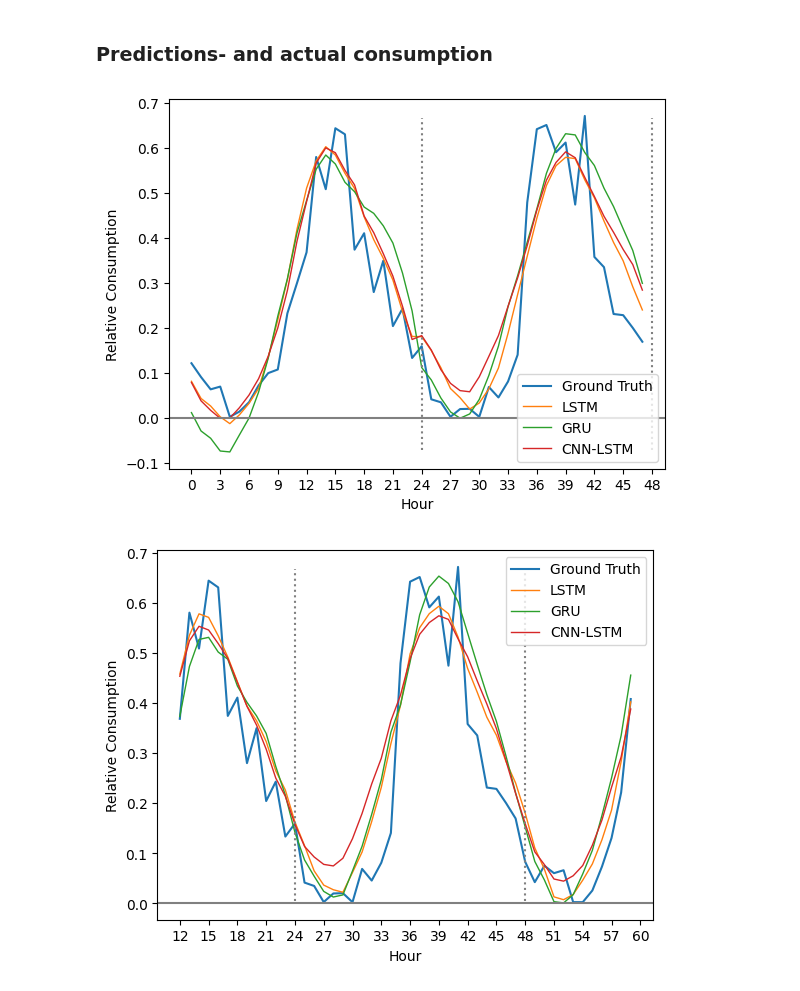
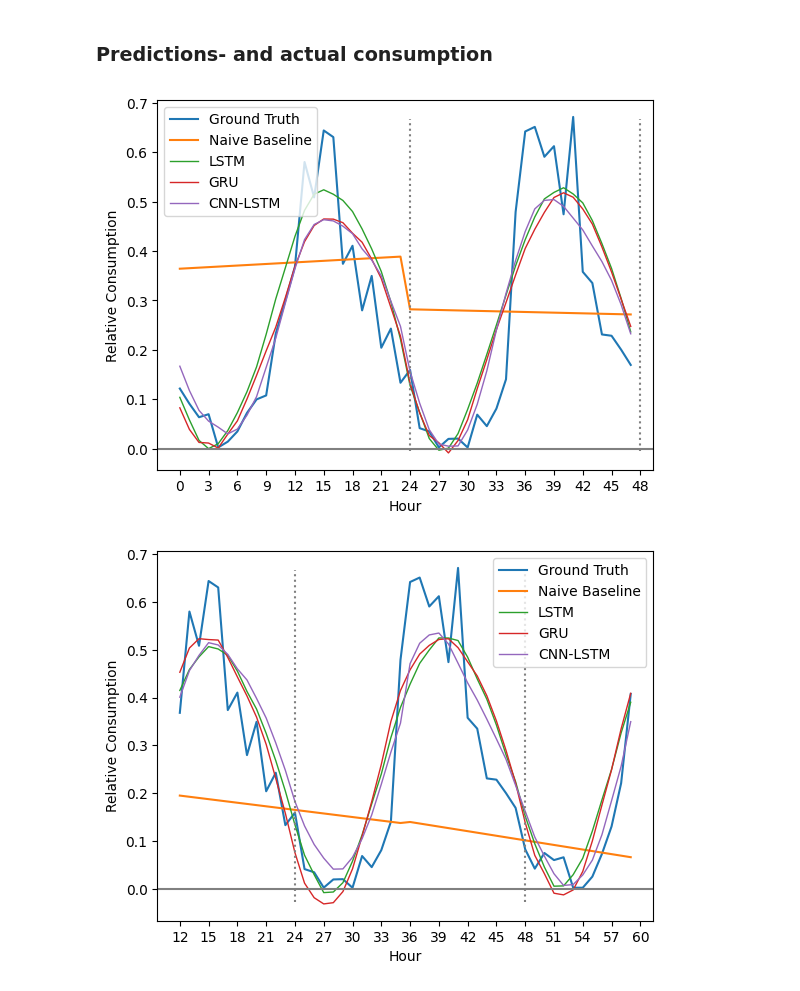
Before and after one commit to dat5-06/zap, a Jupyter notebook: core/notebooks/02/02_trefor_park.ipynb, the cells around one changed output. Saved outputs shown, nothing was run; the diff lists cells and outputs as text; code cells hidden in the pictures.

Commit message:
Include naive baseline in plots :shipit:

```diff
--- a/core/notebooks/02/02_trefor_park.ipynb
+++ b/core/notebooks/02/02_trefor_park.ipynb
@@ -33,9 +36,9 @@ features = {
     "Day_y": True,
 }
 best_model_num = {
-    "LSTM": 0,
-    "GRU": 1,
-    "CNN_LSTM": 2,
+    "LSTM": 2,
+    "GRU": 0,
+    "CNN_LSTM": 1,
 }
 experiment_no = 2
 # %%
@@ -78,6 +81,18 @@ _, _, _, _, x_test, y_test = cross_validation(
 )
 
 results = {}
+
+# x-values for naive baseline regression
+# naive baseline is always 96 lookback window
+x = np.arange(96) - 96
+
+# iterate testset
+naive_prediction = []
+for item in x_test:
+    # check the entire lookback window, but only get the consumption
+    coef = np.polyfit(x, item[:, -1], 1)
+    regression_fn = np.poly1d(coef)
+    naive_prediction.append(regression_fn(np.arange(24)))
 
 # test each model
 for name, model in best_models.items():
@@ -104,11 +119,19 @@ $$\hat{y} > y: \text{lower loss} \\ \hat{y} < y: \text{greater loss}$$
 # %% [markdown]
 ### Predictions- and actual consumption
 # %%
-plot_every_model(200, 202, y_test, *results.values(), f"{experiment_no:02}.svg")
+plot_every_model(
+    200, 202, y_test, naive_prediction, *results.values(), f"{experiment_no:02}.svg"
+)
 
 plot_every_model(
-    200, 202, y_test, *results.values(), f"{experiment_no:02}_12-offset.svg", 12
+    200,
+    202,
+    y_test,
+    naive_prediction,
+    *results.values(),
+    f"{experiment_no:02}_12-offset.svg",
+    12,
 )
 # %% [output]
-[figure, old version]
+[figure, new version]
-[figure, old version]
+[figure, new version]
```
Also changed, not shown: parts of 4 cells of this notebook, 4 other files.
